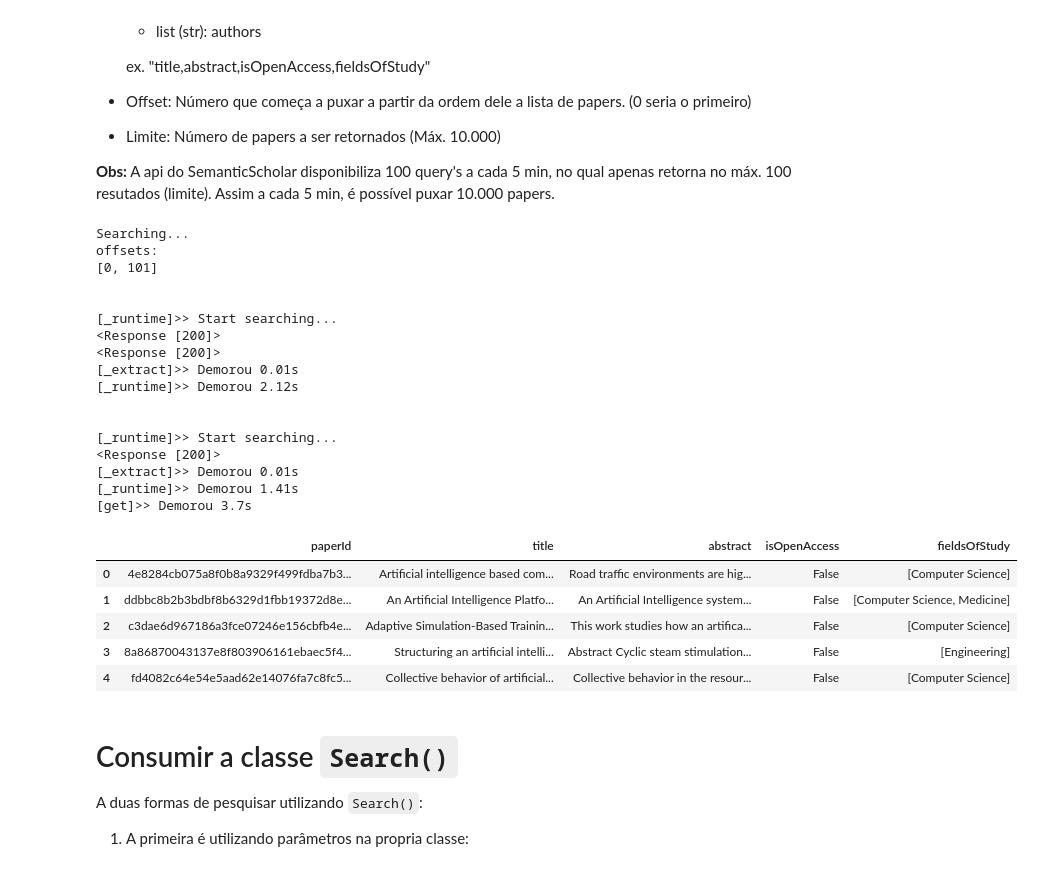
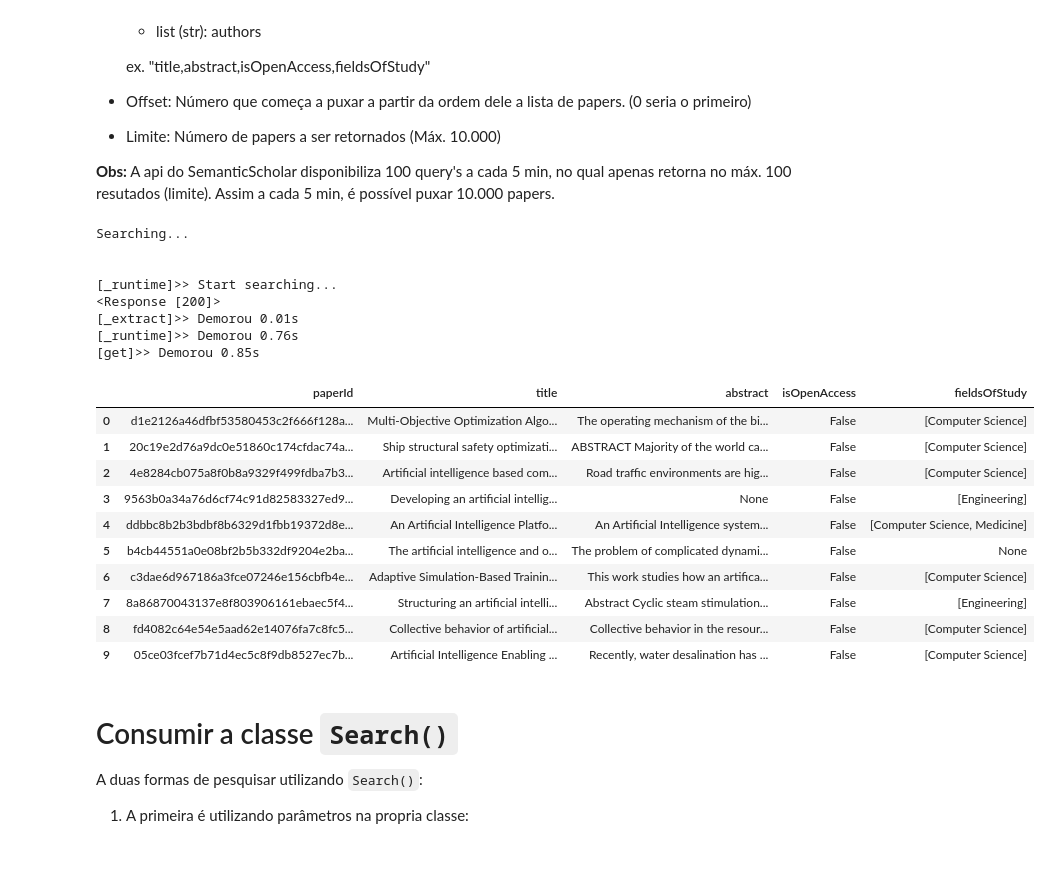
Before and after one commit to BecomeAllan/S2Query, a Jupyter notebook: SemanticScholarSearch.ipynb, the cells around one changed output. Cells and saved outputs as stored; diff of their text form; code cells hidden in the pictures.

```diff
--- a/SemanticScholarSearch.ipynb
+++ b/SemanticScholarSearch.ipynb
@@ -85,13 +85,16 @@ class SearchAPI():
     # print("_query")
     params = self.params.copy()
     if offset + params['limit'] > 10000:
-      params['limit'] = 10000 - offset
+      params['limit'] = str(10000 - offset)
     else:
-      params['offset'] = offset
+      params['offset'] = str(offset)
     # print(params)
     # post["page"] = page
     try:
-      res = requests.get(self._api, params, timeout=15)
+      # &
+      url = self._api +"?query=" + str(params['query']) + "&limit=" + str(params['limit']) + "&fields=" + str(params['fields']) + "&offset=" +  str(params['offset'])
+      # print(url)
+      res = requests.get(url, timeout=15)
       # sleep(self.sleeptry)
       print(res)
       res.encoding = 'utf-8'
@@ -217,8 +220,9 @@ class SearchAPI():
           self._offsets = papers
         else:
           self._offsets = list(range(self._offset, (self.n//100)+self._offset))
-          lista = [x*100 + 1 for x in self._offsets[1:]]
-          lista.insert(0,self._offsets[0])
+          lista = [x*100 for x in self._offsets]
+          # lista.insert(0,self._offsets[0])
+          # print(lista)
           offsets = lista
 
           print("offsets: ")
@@ -252,35 +256,34 @@ class SearchAPI():
 # if __name__ == '__main__':
 #   SearchAPI(sleeptry = 1*20, save=True, Savename = "dataAPI").get(10000)
 # %%
-res_api = SearchAPI(sleeptry = 1*20, save=False)
+res_api = SearchAPI(
+    search="decision making+optimization+artificial intelligence",
+    sleeptry = 1*20,
+    save=False)
 
-res_api.get(250)
+res_api.get(10)
 
-res_api.all.head()
+res_api.all
 # %% [output]
 Searching...
-offsets:
-[0, 101]
-
-
-[_runtime]>> Start searching...
-<Response [200]>
-<Response [200]>
-[_extract]>> Demorou 0.01s
-[_runtime]>> Demorou 2.12s
 
 
 [_runtime]>> Start searching...
 <Response [200]>
 [_extract]>> Demorou 0.01s
-[_runtime]>> Demorou 1.41s
-[get]>> Demorou 3.7s
+[_runtime]>> Demorou 0.76s
+[get]>> Demorou 0.85s
 |  | paperId | title | abstract | isOpenAccess | fieldsOfStudy |
-| 0 | 4e8284cb075a8f0b8a9329f499fdba7b3... | Artificial intelligence based com... | Road traffic environments are hig... | False | [Computer Science] |
-| 1 | ddbbc8b2b3bdbf8b6329d1fbb19372d8e... | An Artificial Intelligence Platfo... | An Artificial Intelligence system... | False | [Computer Science, Medicine] |
-| 2 | c3dae6d967186a3fce07246e156cbfb4e... | Adaptive Simulation-Based Trainin... | This work studies how an artifica... | False | [Computer Science] |
-| 3 | 8a86870043137e8f803906161ebaec5f4... | Structuring an artificial intelli... | Abstract Cyclic steam stimulation... | False | [Engineering] |
-| 4 | fd4082c64e54e5aad62e14076fa7c8fc5... | Collective behavior of artificial... | Collective behavior in the resour... | False | [Computer Science] |
+| 0 | d1e2126a46dfbf53580453c2f666f128a... | Multi-Objective Optimization Algo... | The operating mechanism of the bi... | False | [Computer Science] |
+| 1 | 20c19e2d76a9dc0e51860c174cfdac74a... | Ship structural safety optimizati... | ABSTRACT Majority of the world ca... | False | [Computer Science] |
+| 2 | 4e8284cb075a8f0b8a9329f499fdba7b3... | Artificial intelligence based com... | Road traffic environments are hig... | False | [Computer Science] |
+| 3 | 9563b0a34a76d6cf74c91d82583327ed9... | Developing an artificial intellig... | None | False | [Engineering] |
+| 4 | ddbbc8b2b3bdbf8b6329d1fbb19372d8e... | An Artificial Intelligence Platfo... | An Artificial Intelligence system... | False | [Computer Science, Medicine] |
+| 5 | b4cb44551a0e08bf2b5b332df9204e2ba... | The artificial intelligence and o... | The problem of complicated dynami... | False | None |
+| 6 | c3dae6d967186a3fce07246e156cbfb4e... | Adaptive Simulation-Based Trainin... | This work studies how an artifica... | False | [Computer Science] |
+| 7 | 8a86870043137e8f803906161ebaec5f4... | Structuring an artificial intelli... | Abstract Cyclic steam stimulation... | False | [Engineering] |
+| 8 | fd4082c64e54e5aad62e14076fa7c8fc5... | Collective behavior of artificial... | Collective behavior in the resour... | False | [Computer Science] |
+| 9 | 05ce03fcef7b71d4ec5c8f9db8527ec7b... | Artificial Intelligence Enabling ... | Recently, water desalination has ... | False | [Computer Science] |
 # %% [markdown]
 # Consumir a classe `Search()`
 
```
